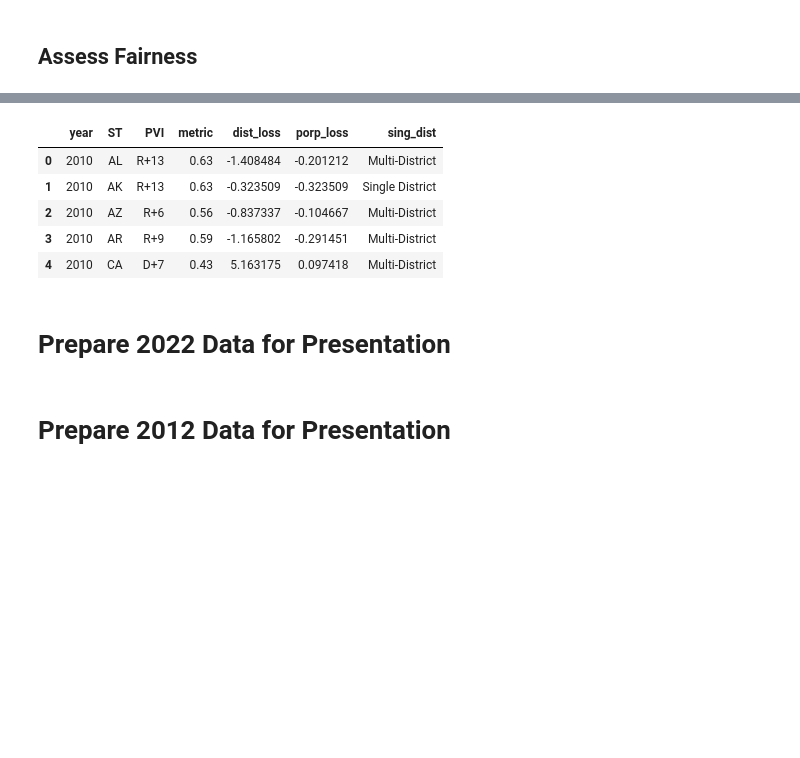
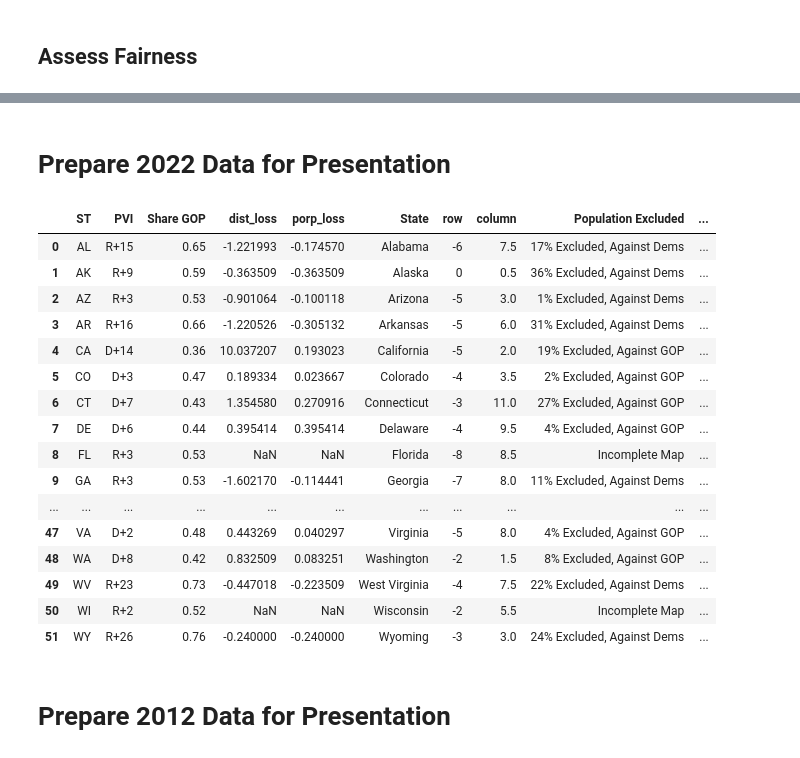
Before and after one commit to xadomatis/redistricting_project, a Jupyter notebook: processing/prez_organizing.ipynb, the cells around one changed output, grey strips where cells are left out. Saved outputs shown, nothing was run; the diff lists cells and outputs as text; code cells hidden in the pictures; blank space fills up the shorter version.

```diff
--- a/processing/prez_organizing.ipynb
+++ b/processing/prez_organizing.ipynb
@@ -338,34 +347,3 @@ state_113.head()
-# %%
-#load in pre-cleaned state dataset
-state_112 = pd.read_csv("/Users/xavier/Desktop/DSPP/solo_projects/redistricting_project/clean_data/state_pvi/state_112.csv")
-state_112["dist_loss"] = 0
-state_112["porp_loss"] = 0
-sds_112 = ["VT", "DE", "MT", "WY", "ND", "SD", "AK"]
-state_112['sing_dist'] = np.where(state_112["ST"].isin(sds_112), 'Single District', 'Multi-District')
-def fairness_112(ST):
-    st = data_112[data_112["ST"] == ST]
-    st_avg = st.prob_GOP.mean()
-    num_dist = len(st)
-    act_num = st_avg * num_dist
-    st_lean = state_112["metric"][state_112["ST"] == str(ST)]
-    best_num = st_lean * num_dist
-    diff_dist = (best_num-act_num)
-    diff_pop = (diff_dist / num_dist)
-    #print(diff_dist, diff_pop)
-    state_112.dist_loss[state_112["ST"] == ST] = diff_dist
-    state_112.porp_loss[state_112["ST"] == ST] = diff_pop
-#Loop function over the whole list of states
-[fairness_112(ST) for ST in state_112.ST]
-#Checkpoint
-state_112.to_csv("/Users/xavier/Desktop/DSPP/solo_projects/redistricting_project/processed/112_fairness_assessment.csv", index = False)
-state_112.head()
-# %% [output]
-|  | year | ST | PVI | metric | dist_loss | porp_loss | sing_dist |
-| 0 | 2010 | AL | R+13 | 0.63 | -1.408484 | -0.201212 | Multi-District |
-| 1 | 2010 | AK | R+13 | 0.63 | -0.323509 | -0.323509 | Single District |
-| 2 | 2010 | AZ | R+6 | 0.56 | -0.837337 | -0.104667 | Multi-District |
-| 3 | 2010 | AR | R+9 | 0.59 | -1.165802 | -0.291451 | Multi-District |
-| 4 | 2010 | CA | D+7 | 0.43 | 5.163175 | 0.097418 | Multi-District |
 # %% [markdown]
 # Prepare 2022 Data for Presentation
 # %%
@@ -375,6 +353,12 @@ state_118['no_map'] = np.where(state_118["dist_loss"].isna(), 'Incomplete', 'Com
 #merge with hexmap standards
 hexes = pd.read_excel("/Users/xavier/Desktop/DSPP/solo_projects/redistricting_project/raw_data/hexmap_plots.xlsx")
 hexes = hexes.rename(columns={"Abbreviation":"ST"})
+deleted = pd.DataFrame({'Row' : [2, 5],
+           'Column' : [8.5, 10],
+           "State" : ["Ohio (Overturned)", "North Carolina (Overturned)"],
+           "ST" : ["XOH", "XNC"]
+            })
+hexes = pd.concat([hexes,deleted])
 prez = state_118.merge(hexes, on="ST")
 #invert hexes so map is upright
 prez["row"] = prez["Row"]*-1
@@ -393,6 +377,8 @@ prez["dist_text"] = np.where(prez["dist_loss"].isna(), 'Incomplete Map', prez["d
 prez["filter"] = "Map Completed"
 prez["filter"] = np.where(prez["porp_loss"].isna(), 'Incomplete Map', prez["filter"])
 prez["filter"]= np.where(prez["ST"].isin(sds_118), 'Single District', prez["filter"])
+overturned = ["XNC","XOH"]
+prez["filter"]= np.where(prez["ST"].isin(overturned), 'Overturned Map', prez["filter"])
 prez["bin"]=pd.cut(x=prez['porp_loss'], bins=[-0.45,-0.35,-0.25,-0.15,-0.05,0.05,0.15,0.25,0.35,0.45],
                         labels=[-4,-3,-2,-1,0,1,2,3,4])
 #Stylize column Names
@@ -426,17 +414,44 @@ ref_117["bin"]=pd.cut(x=ref_117['porp_loss'], bins=[-0.45,-0.35,-0.25,-0.15,-0.0
 ref_117 = ref_117.set_axis(['ST', 'PVI', 'Share GOP','dist_loss_117', 'porp_loss_117', 'State', 'row', 'column', 'Population Excluded (117th)', 'Districts Lost (117th)', 'State Status (117th)', 'porp_loss_bin_117'], axis=1, inplace=False)
 ref_117.to_csv("/Users/xavier/Desktop/DSPP/solo_projects/redistricting_project/processed/2020_reference_workbook.csv", index = False)
 # %%
+#fix overturned state names
+prez = prez.replace("XOH","OH")
+prez = prez.replace("XNC","NC")
 #merge 117th data into the same workbook
 add_to_prez = ref_117[["ST", "dist_loss_117", "porp_loss_117", "Population Excluded (117th)", "Districts Lost (117th)","State Status (117th)","porp_loss_bin_117"]]
 prez = prez.merge(add_to_prez)
 #fix Nevada
 prez["Population Excluded (117th)"][prez["ST"] == "NV"] = "Perfect Match"
+prez["Population Excluded"][prez["State"] == "Ohio (Overturned)"] = "20% Excluded, Against Dems"
+#fix overturned state names
+#prez = prez.replace("XOH","OH")
+#prez = prez.replace("XNC","NC")
 #Create an improvement metric
 prez["Change"] = np.where(abs(prez["porp_loss"]) < abs(prez["porp_loss_117"]), 'Less Partisan Than 2020', 'More Partisan Than 2020')
 prez["Change"] = np.where(abs(prez["porp_loss"]) == abs(prez["porp_loss_117"]), 'No Change Since 2020', prez["Change"])
 prez["Change"] = np.where(abs(prez["State Status"] == "Incomplete Map"), 'Incomplete Map', prez["Change"])
 #Export
 prez.to_csv("/Users/xavier/Desktop/DSPP/solo_projects/redistricting_project/processed/2022_redraw_workbook.csv", index = False)
+# %%
+prez
+# %% [output]
+|  | ST | PVI | Share GOP | dist_loss | porp_loss | State | row | column | Population Excluded | ... |
+| 0 | AL | R+15 | 0.65 | -1.221993 | -0.174570 | Alabama | -6 | 7.5 | 17% Excluded, Against Dems | ... |
+| 1 | AK | R+9 | 0.59 | -0.363509 | -0.363509 | Alaska | 0 | 0.5 | 36% Excluded, Against Dems | ... |
+| 2 | AZ | R+3 | 0.53 | -0.901064 | -0.100118 | Arizona | -5 | 3.0 | 1% Excluded, Against Dems | ... |
+| 3 | AR | R+16 | 0.66 | -1.220526 | -0.305132 | Arkansas | -5 | 6.0 | 31% Excluded, Against Dems | ... |
+| 4 | CA | D+14 | 0.36 | 10.037207 | 0.193023 | California | -5 | 2.0 | 19% Excluded, Against GOP | ... |
+| 5 | CO | D+3 | 0.47 | 0.189334 | 0.023667 | Colorado | -4 | 3.5 | 2% Excluded, Against GOP | ... |
+| 6 | CT | D+7 | 0.43 | 1.354580 | 0.270916 | Connecticut | -3 | 11.0 | 27% Excluded, Against GOP | ... |
+| 7 | DE | D+6 | 0.44 | 0.395414 | 0.395414 | Delaware | -4 | 9.5 | 4% Excluded, Against GOP | ... |
+| 8 | FL | R+3 | 0.53 | NaN | NaN | Florida | -8 | 8.5 | Incomplete Map | ... |
+| 9 | GA | R+3 | 0.53 | -1.602170 | -0.114441 | Georgia | -7 | 8.0 | 11% Excluded, Against Dems | ... |
+| ... | ... | ... | ... | ... | ... | ... | ... | ... | ... | ... |
+| 47 | VA | D+2 | 0.48 | 0.443269 | 0.040297 | Virginia | -5 | 8.0 | 4% Excluded, Against GOP | ... |
+| 48 | WA | D+8 | 0.42 | 0.832509 | 0.083251 | Washington | -2 | 1.5 | 8% Excluded, Against GOP | ... |
+| 49 | WV | R+23 | 0.73 | -0.447018 | -0.223509 | West Virginia | -4 | 7.5 | 22% Excluded, Against Dems | ... |
+| 50 | WI | R+2 | 0.52 | NaN | NaN | Wisconsin | -2 | 5.5 | Incomplete Map | ... |
+| 51 | WY | R+26 | 0.76 | -0.240000 | -0.240000 | Wyoming | -3 | 3.0 | 24% Excluded, Against Dems | ... |
 # %% [markdown]
 # Prepare 2012 Data for Presentation
 # %%
```
Also changed, not shown: parts of 7 cells of this notebook, 9 other files.
